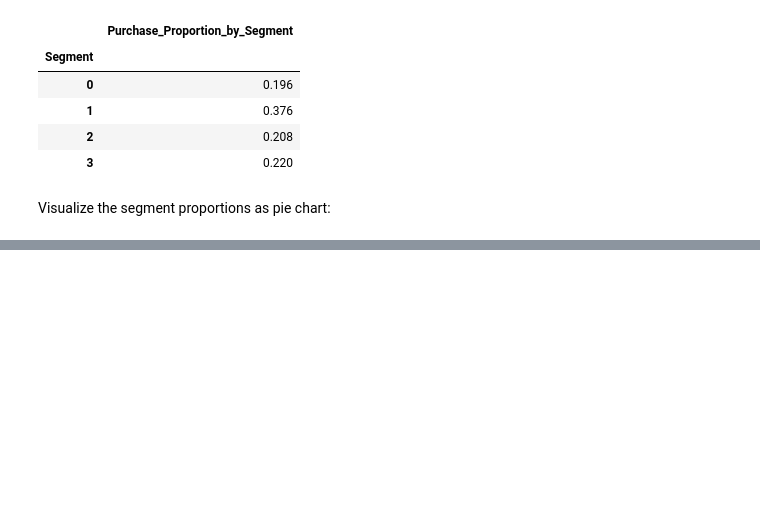
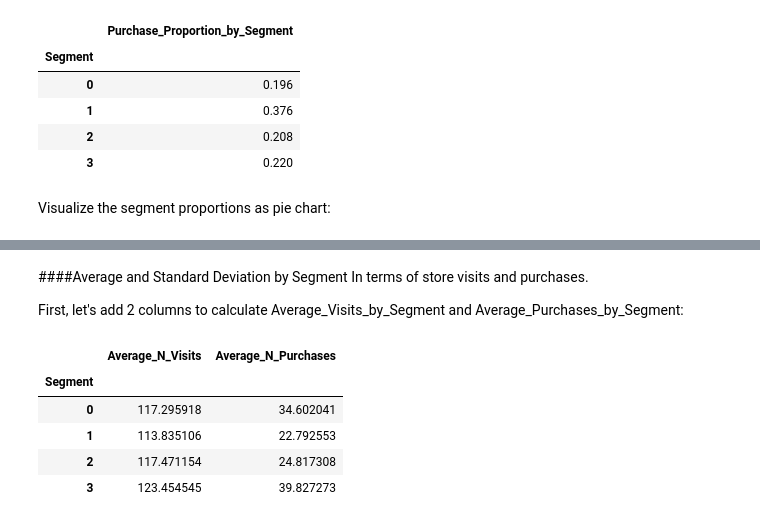
Before and after one commit to mihnguyen/udemy-customer-analytics, a Jupyter notebook: purchase-prediction/notebook_Purchase_Prediction.ipynb, the cells around one changed output, grey strips where cells are left out. Saved outputs shown, nothing was run; the diff lists cells and outputs as text; code cells hidden in the pictures; blank space fills up the shorter version.

```diff
--- a/purchase-prediction/notebook_Purchase_Prediction.ipynb
+++ b/purchase-prediction/notebook_Purchase_Prediction.ipynb
@@ -269,0 +271,20 @@ Text(0.5, 1.0, 'Purchase Proportions by Segment')
+# %% [markdown]
+####Average and Standard Deviation by Segment
+In terms of store visits and purchases.
+
+First, let's add 2 columns to calculate Average_Visits_by_Segment and Average_Purchases_by_Segment:
+# %%
+# Add Average_N_Visits column
+df_segments_means = df_purchase_descr[['Segment', 'N_Visits']].groupby(['Segment']).mean()
+# Add Average_N_Purchases column
+df_segments_means['Average_N_Purchases'] = df_purchase_descr[['Segment', 'N_Purchases']].groupby(['Segment']).mean()
+# Rename column
+df_segments_means = df_segments_means.rename(columns = {'N_Visits': 'Average_N_Visits'})
+df_segments_means
+# %% [output]
+|  | Average_N_Visits | Average_N_Purchases |
+| Segment |  |  |
+| 0 | 117.295918 | 34.602041 |
+| 1 | 113.835106 | 22.792553 |
+| 2 | 117.471154 | 24.817308 |
+| 3 | 123.454545 | 39.827273 |
```
Also changed, not shown: parts of 10 cells of this notebook.
